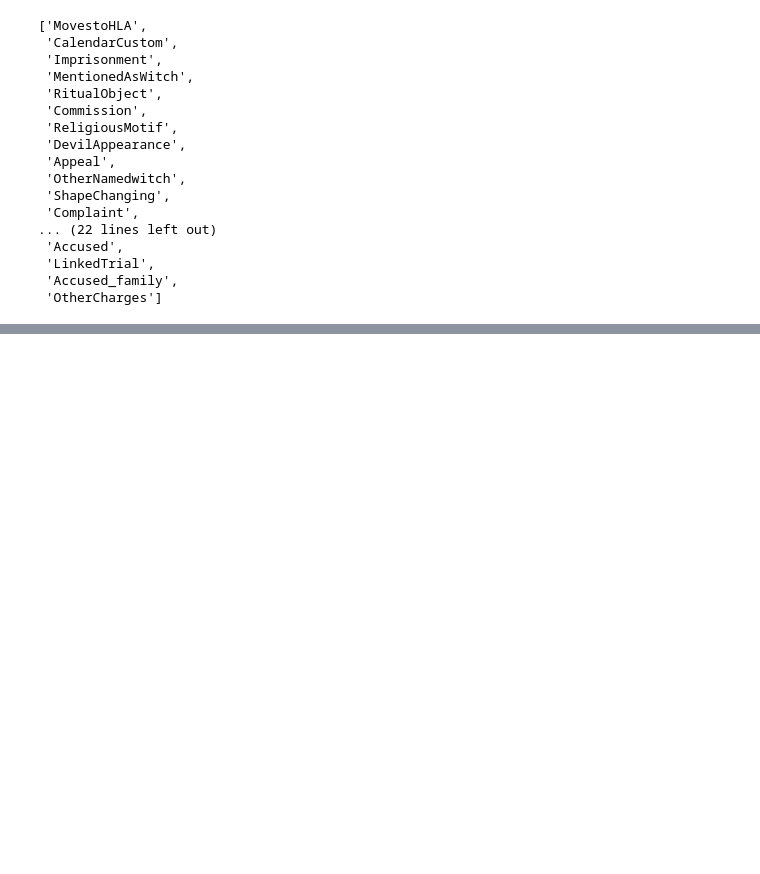
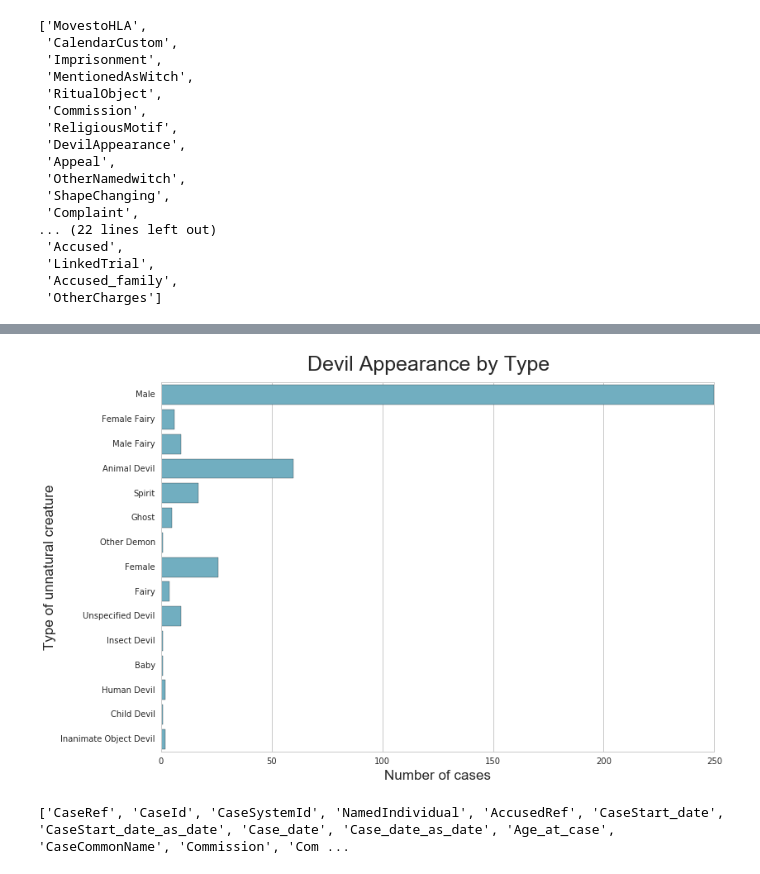
Before and after one commit to SallyM/witches, a Jupyter notebook: Data_viz.ipynb, the cells around one changed output, grey strips where cells are left out. Saved outputs shown, nothing was run; the diff lists cells and outputs as text; code cells hidden in the pictures; blank space fills up the shorter version.

```diff
--- a/Data_viz.ipynb
+++ b/Data_viz.ipynb
@@ -80,3 +69,12 @@ Name: CaseRef, dtype: int64
+# %%
+f, ax = plt.subplots(figsize=(12, 8))
+sns.countplot(y="Devil_Type", data=devil_appearance, color="c")
+ax.set_xlabel("Number of cases", fontsize = 17)
+ax.set_ylabel("Type of unnatural creature", fontsize = 17)
+plt.figtext(.5,0.925,"Devil Appearance by Type",fontsize=25,ha='center')
+plt.show()
+# %% [output]
+[figure, added]
 # %%
 def generate_cloud(text, img_path, out_file_path, background_color = "white", size = 12, add_stopwords = None):
     img_mask = np.array(Image.open(img_path))
@@ -96,5 +92,9 @@ trial = all_dfs['Trial']
 # %%
 case = all_dfs['Case']
+# %%
+print case.columns.tolist()
+# %% [output]
+['CaseRef', 'CaseId', 'CaseSystemId', 'NamedIndividual', 'AccusedRef', 'CaseStart_date', 'CaseStart_date_as_date', 'Case_date', 'Case_date_as_date', 'Age_at_case', 'CaseCommonName', 'Commission', 'Com ...
 # %%
 add_stopwords = ["details", "also", "husband", "therefore", "modernise", "described", "mentioned", "think", "recorded"]
 # %%
```
Also changed, not shown: parts of 14 cells of this notebook, 1 other file.
